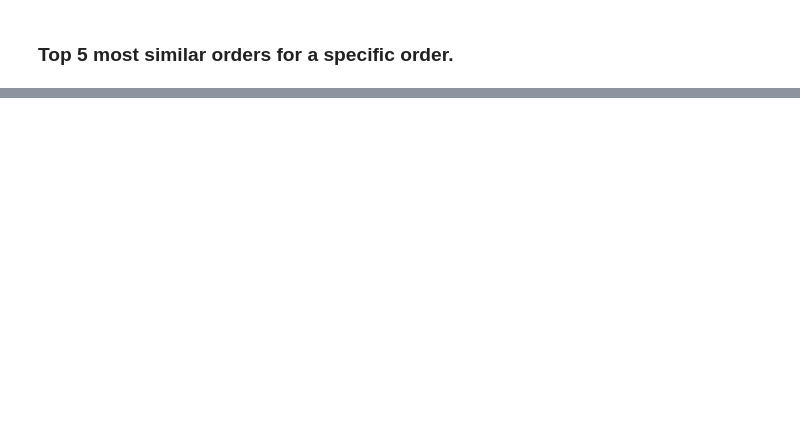
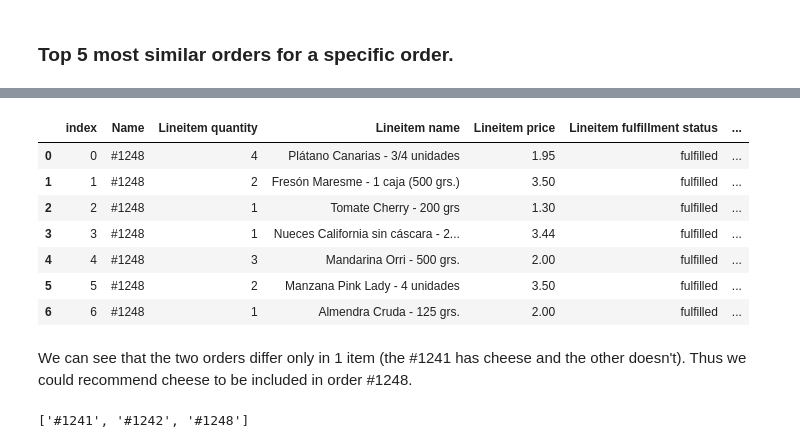
Before and after one commit to adriaferrer/Vimet, a Jupyter notebook: 04.Model/Recommender_order.ipynb, the cells around one changed output, grey strips where cells are left out. Saved outputs shown, nothing was run; the diff lists cells and outputs as text; code cells hidden in the pictures; blank space fills up the shorter version.

```diff
--- a/04.Model/Recommender_order.ipynb
+++ b/04.Model/Recommender_order.ipynb
@@ -72,0 +140,13 @@ plt.show()
+# %%
+items[items['Name']=='#1248']
+# %% [output]
+|  | index | Name | Lineitem quantity | Lineitem name | Lineitem price | Lineitem fulfillment status | ... |
+| 0 | 0 | #1248 | 4 | Plátano Canarias - 3/4 unidades | 1.95 | fulfilled | ... |
+| 1 | 1 | #1248 | 2 | Fresón Maresme - 1 caja (500 grs.) | 3.50 | fulfilled | ... |
+| 2 | 2 | #1248 | 1 | Tomate Cherry - 200 grs | 1.30 | fulfilled | ... |
+| 3 | 3 | #1248 | 1 | Nueces California sin cáscara - 2... | 3.44 | fulfilled | ... |
+| 4 | 4 | #1248 | 3 | Mandarina Orri - 500 grs. | 2.00 | fulfilled | ... |
+| 5 | 5 | #1248 | 2 | Manzana Pink Lady - 4 unidades | 3.50 | fulfilled | ... |
+| 6 | 6 | #1248 | 1 | Almendra Cruda - 125 grs. | 2.00 | fulfilled | ... |
+# %% [markdown]
+We can see that the two orders differ only in 1 item (the #1241 has cheese and the other doesn't). Thus we could recommend cheese to be included in order #1248.
@@ -72,0 +174,4 @@ plt.show()
+# %%
+item_recomender(items, 1, '#1248')
+# %% [output]
+['#1241', '#1242', '#1248']
```
Also changed, not shown: parts of 21 cells of this notebook.
